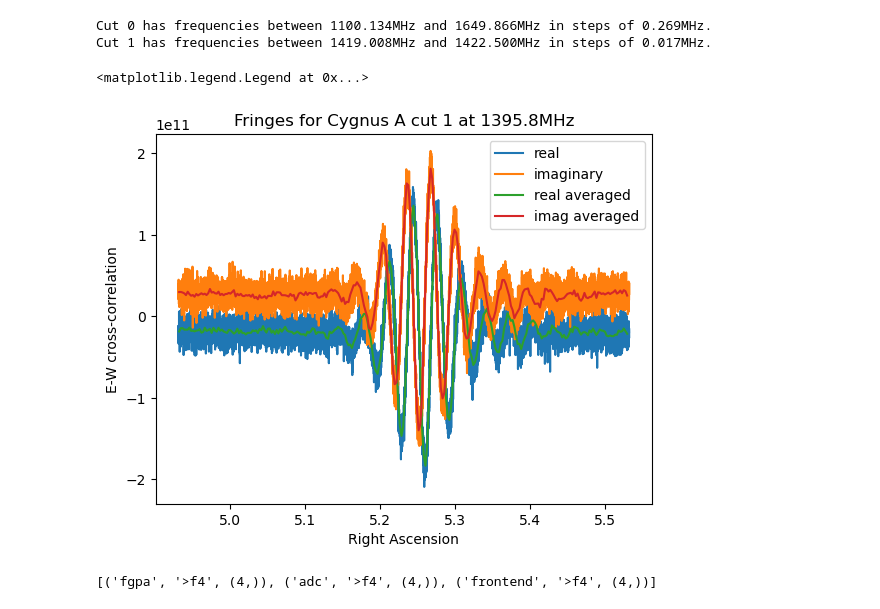
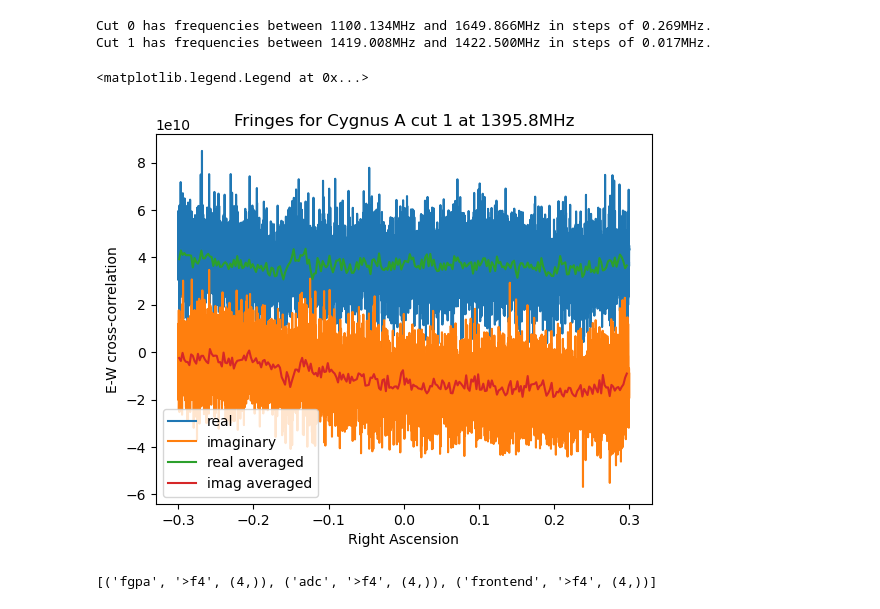
Before and after one commit to bmxdemo/edit23, a Jupyter notebook: example.ipynb, the cells around one changed output. Drawn from its saved outputs; the diff is of its cells as text; code cells hidden in the pictures.

```diff
--- a/example.ipynb
+++ b/example.ipynb
@@ -18,7 +18,7 @@ Therefore:
  To avoid excessive loading times (or out-of memory conditions) we can specify which data to load.
 # %%
 # just load the 110,240 and 111 channel combinations
-D = bmxobs.BMXObs('230924_2200', channels='110,240,111')
+D = bmxobs.BMXObs('230924_2200', channels='110,240,111,241')
 # there are some flags
 print ("Flags:",D.meta)
 # %% [output]
@@ -49,24 +49,24 @@ Cut 1 has frequencies between 1419.008MHz and 1422.500MHz in steps of 0.017MHz.
 # %%
 # we can now plot some fringes around cygnus A
 def avgdata(data,fact):
     N=len(data)
     return data[:(N//fact)*fact].reshape((-1,fact)).mean(axis=1)
-ra_cyga = 5.23162
+ra_center = 0 #radians
 freq_bin = 1101
-racut = np.where(np.abs(D.ra-ra_cyga)<0.3)
+racut = np.where(np.abs(D.ra-ra_center)<0.3)
 ra = D.ra[racut]
 sig = D[240][racut,freq_bin][0]
 plt.plot(ra,np.real(sig),label='real')
 plt.plot(ra,np.imag(sig),label='imaginary')
 plt.plot(avgdata(ra,32),avgdata(np.real(sig),32),label='real averaged')
 plt.plot(avgdata(ra,32),avgdata(np.imag(sig),32),label='imag averaged')
 plt.xlabel('Right Ascension')
 plt.ylabel('E-W cross-correlation')
 plt.title(f'Fringes for Cygnus A cut 1 at {D.freq[0][freq_bin]:.1f}MHz')
 plt.legend()
 # %% [output]
 <matplotlib.legend.Legend at 0x...>
-[figure, old version]
+[figure, new version]
 # %%
 # We also record the ADC temperatures
 print(D.temp.dtype)
```
Also changed, not shown: parts of 1 cell of this notebook, 1 other file.
